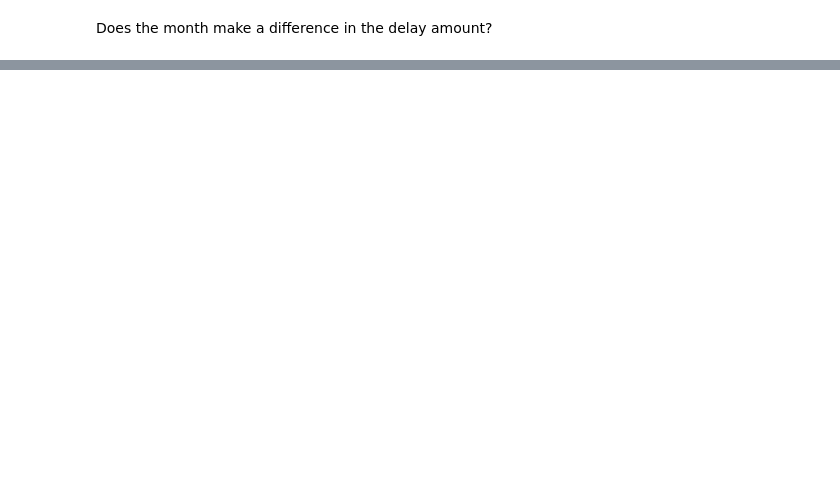
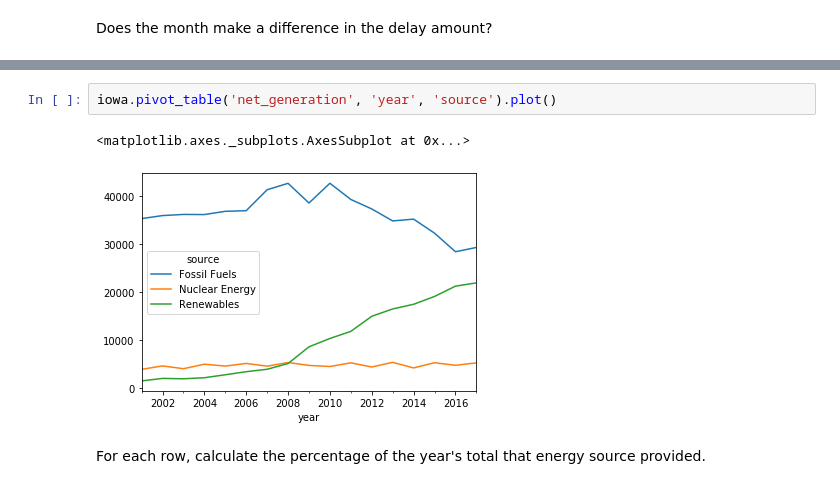
Before and after one commit to soslin/ds-methodologies-exercises, a Jupyter notebook: time_series/time_series_1.ipynb, the cells around one changed output, grey strips where cells are left out. Cells and saved outputs as stored; diff of their text form; blank space fills up the shorter version.

```diff
--- a/time_series/time_series_1.ipynb
+++ b/time_series/time_series_1.ipynb
@@ -725,0 +478,7 @@ plt.show()
+# %%
+iowa.pivot_table('net_generation', 'year', 'source').plot()
+# %% [output]
+<matplotlib.axes._subplots.AxesSubplot at 0x...>
+[figure, added]
+# %% [markdown]
+For each row, calculate the percentage of the year's total that energy source provided.
```
Also changed, not shown: parts of 57 cells of this notebook.
